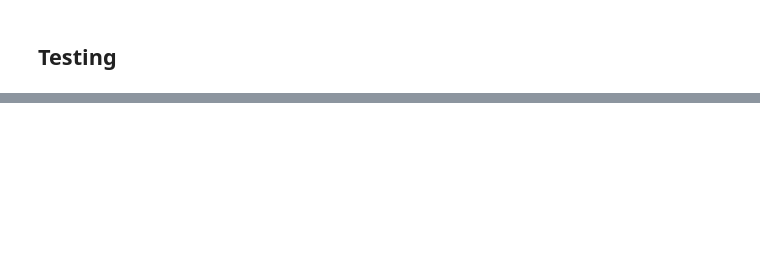
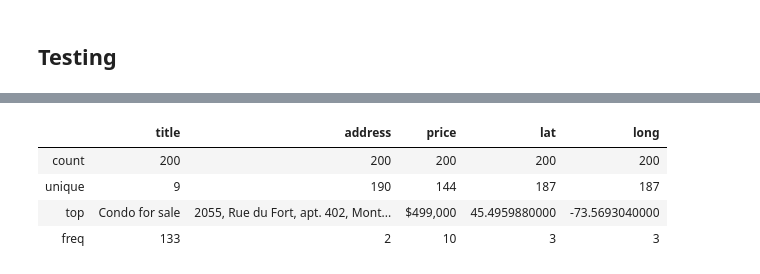
Before and after one commit to Jahnic/Data-Science, a Jupyter notebook: RealEstate/Real_estate_scrape.ipynb, the cells around one changed output, grey strips where cells are left out. Drawn from its saved outputs; the diff is of its cells as text; code cells hidden in the pictures; blank space fills up the shorter version.

```diff
--- a/RealEstate/Real_estate_scrape.ipynb
+++ b/RealEstate/Real_estate_scrape.ipynb
@@ -284,0 +438,8 @@ centris.data
+# %%
+centris.data.describe(include="all")
+# %% [output]
+|  | title | address | price | lat | long |
+| count | 200 | 200 | 200 | 200 | 200 |
+| unique | 9 | 190 | 144 | 187 | 187 |
+| top | Condo for sale | 2055, Rue du Fort, apt. 402, Mont... | $499,000 | 45.4959880000 | -73.5693040000 |
+| freq | 133 | 2 | 10 | 3 | 3 |
```
Also changed, not shown: parts of 16 cells of this notebook, 1 other file.
